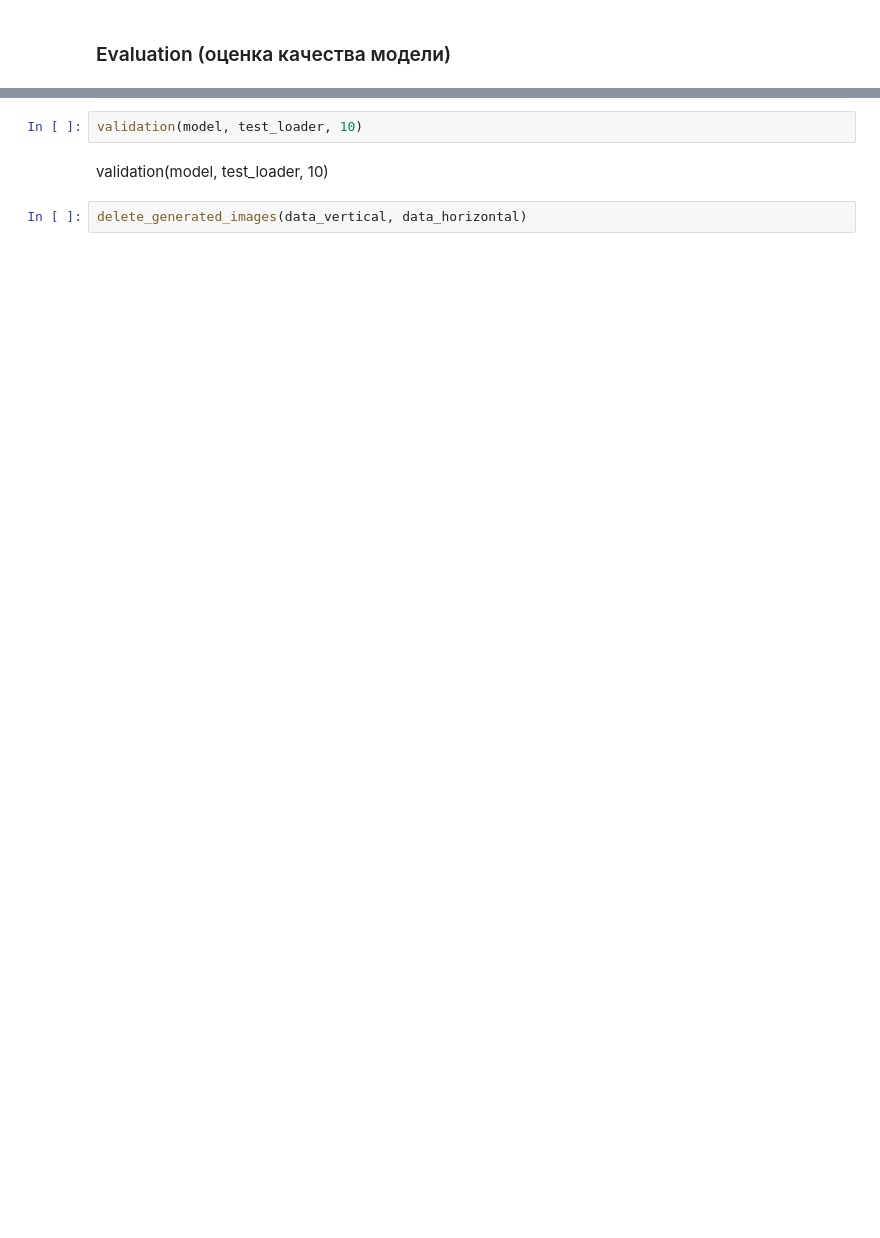
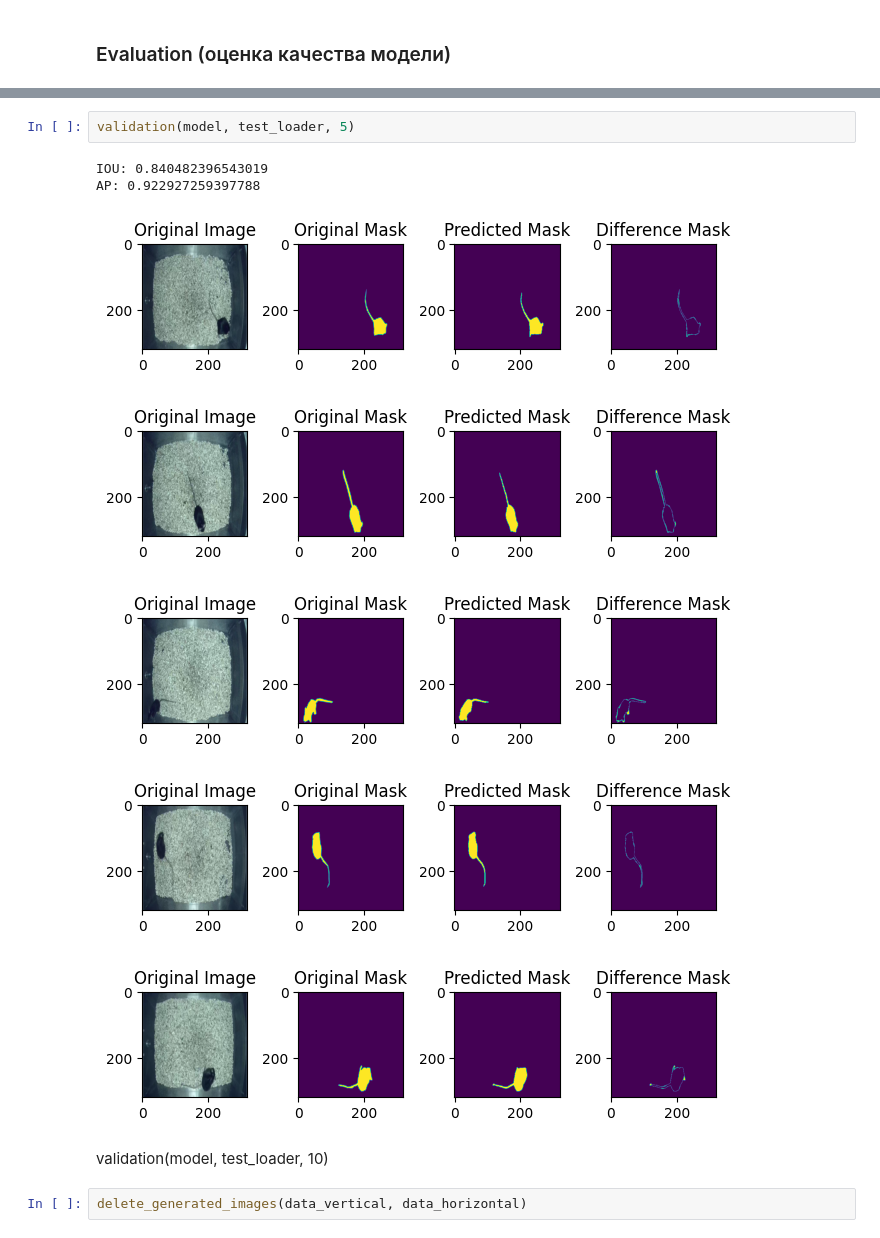
Before and after one commit to EgorLeMeilleur/BMP-mouse-PSU, a Jupyter notebook: main.ipynb, the cells around one changed output, grey strips where cells are left out. Cells and saved outputs as stored; diff of their text form; blank space fills up the shorter version.

```diff
--- a/main.ipynb
+++ b/main.ipynb
@@ -463,5 +468,13 @@ AP: -0.031852769672403594
 # %%
-validation(model, test_loader, 10)
+validation(model, test_loader, 5)
+# %% [output]
+IOU: 0.840482396543019
+AP: 0.922927259397788
+[figure, added]
+[figure, added]
+[figure, added]
+[figure, added]
+[figure, added]
 # %% [markdown]
 validation(model, test_loader, 10)
 # %%
```
Also changed, not shown: parts of 8 cells of this notebook.
